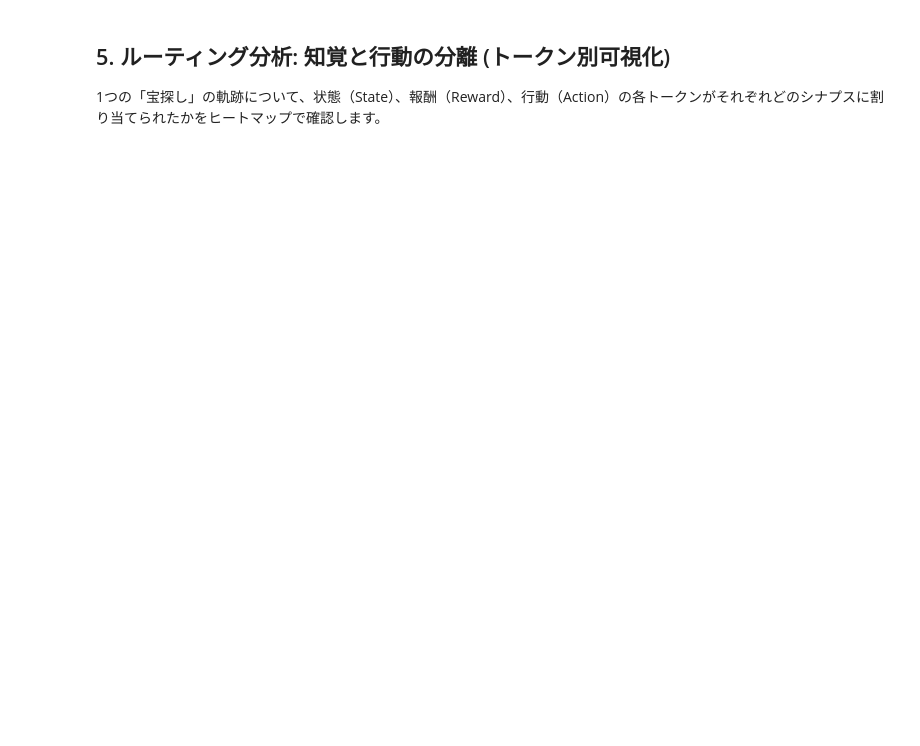
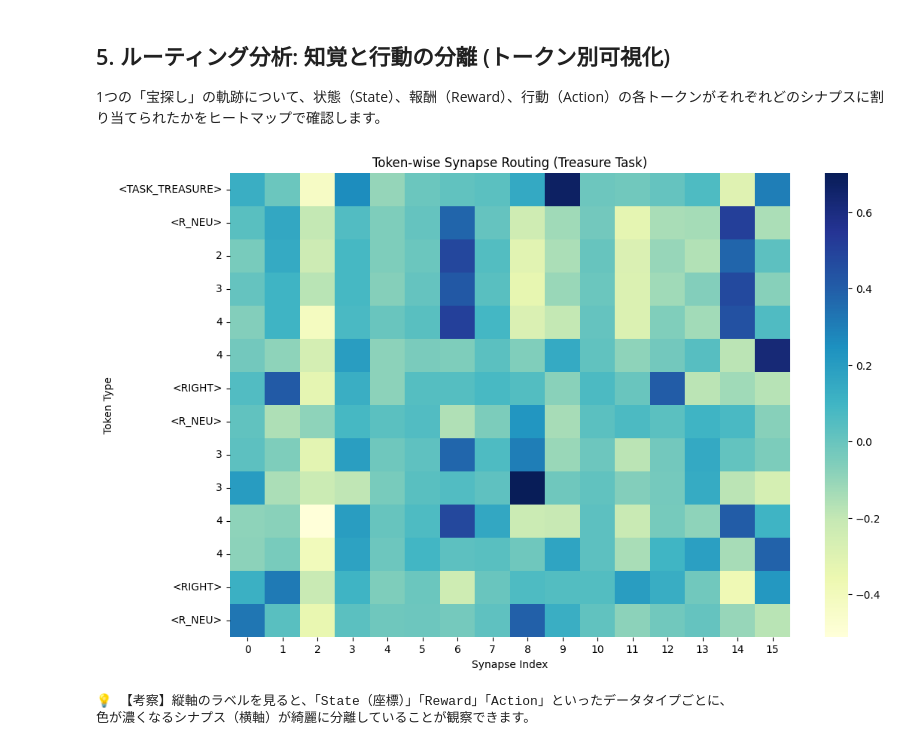
Before and after one commit to JunSuzukiJapan/SynapticRouter, a Jupyter notebook: notebooks/04_decision_transformer_routing_demo.ipynb, the cells around one changed output. Saved outputs shown, nothing was run; the diff lists cells and outputs as text; code cells hidden in the pictures; blank space fills up the shorter version.

```diff
--- a/notebooks/04_decision_transformer_routing_demo.ipynb
+++ b/notebooks/04_decision_transformer_routing_demo.ipynb
@@ -127,20 +142,25 @@ print("ルーターは「追跡者から逃げる方策」と「宝に近づく
 # %%
 model.eval()
 traj = generate_trajectory("treasure", max_steps=2)
-x = torch.tensor([traj['tokens']], dtype=torch.long).to(device)
+x = torch.tensor([traj], dtype=torch.long).to(device)
 
 with torch.no_grad():
     _, routing_weights = model(x)
 
 weights = routing_weights[0][0].cpu().numpy()
-labels = traj['labels']
+from src.constants import ID2TOK
+labels = [ID2TOK.get(t, str(t)) for t in traj]
 
 plt.figure(figsize=(12, 8))
 sns.heatmap(weights, cmap="YlGnBu", yticklabels=labels, annot=False)
 plt.title("Token-wise Synapse Routing (Treasure Task)")
 plt.xlabel("Synapse Index")
 plt.ylabel("Token Type")
 plt.show()
 
 print("💡 【考察】縦軸のラベルを見ると、「State（座標）」「Reward」「Action」といったデータタイプごとに、")
 print("色が濃くなるシナプス（横軸）が綺麗に分離していることが観察できます。")
+# %% [output]
+[figure, added]
+💡 【考察】縦軸のラベルを見ると、「State（座標）」「Reward」「Action」といったデータタイプごとに、
+色が濃くなるシナプス（横軸）が綺麗に分離していることが観察できます。
```
Also changed, not shown: parts of 4 cells of this notebook, 9 other files.
